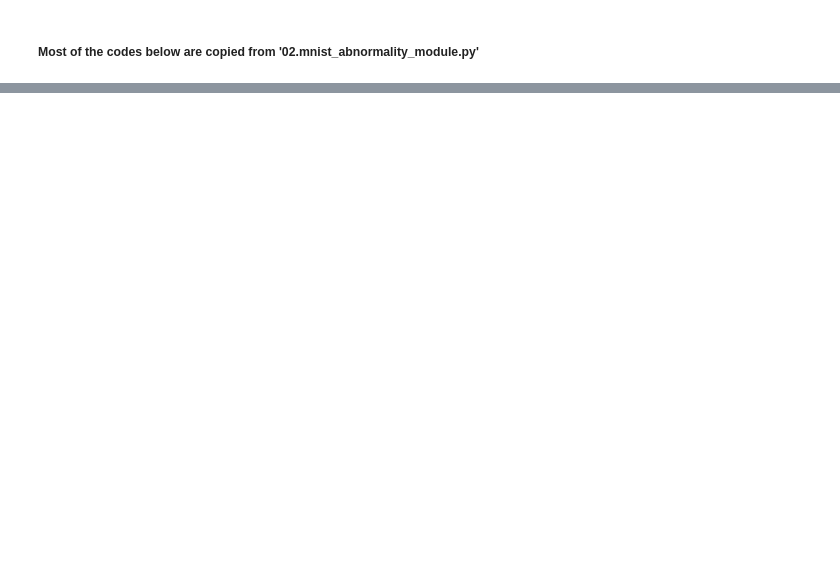
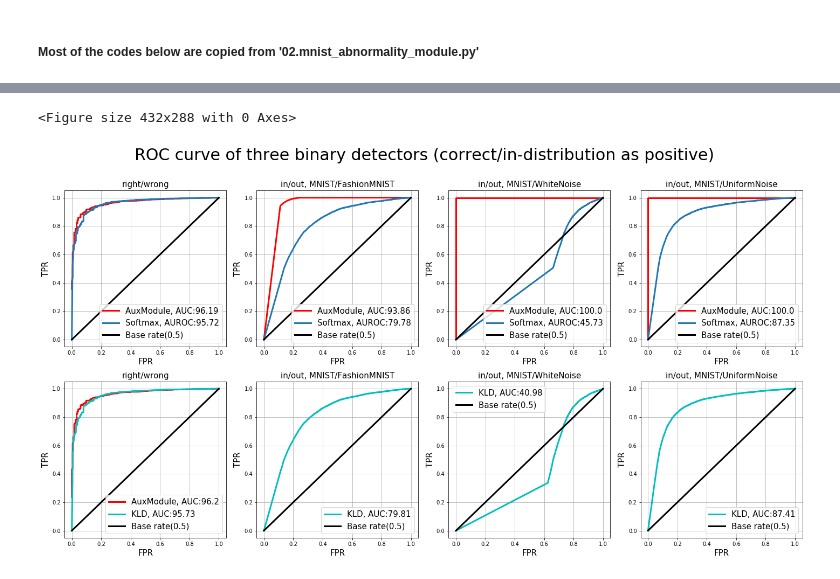
Before and after one commit to 2sang/OOD-baseline, a Jupyter notebook: mnist_abnormality_module_nb.ipynb, the cells around one changed output, grey strips where cells are left out. Drawn from its saved outputs; the diff is of its cells as text; code cells hidden in the pictures; blank space fills up the shorter version.

```diff
--- a/mnist_abnormality_module_nb.ipynb
+++ b/mnist_abnormality_module_nb.ipynb
@@ -10,6 +10,11 @@ from tensorflow.keras.layers import Input, Dense
 from tensorflow.keras.models import Model
 from noise_util import add_distortion_noise, add_distortion_blur
 from noise_util import rotate90_if_not_zero
+import mnist_softmax as ms # run this cell twice to erase unwanted result output
+softkld = ms.softkld
+import matplotlib.pyplot as plt
+import sklearn.metrics as sk
+%matplotlib inline
 # %%
 # Custom layer for merging 3 layers into.
 class Merge3Ways(keras.layers.Layer):
@@ -298,0 +301,46 @@ aux_result = { '[softmax] right/wrong': sp_rw,
+# %%
+def safe_risky_to_roc_curve(safe, risky, inverse=False):
+    labels = np.zeros((safe.shape[0] + risky.shape[0]), dtype=np.int32)
+    if inverse:
+        labels[safe.shape[0]:] += 1
+    else:
+        labels[:safe.shape[0]] += 1
+    examples = np.squeeze(np.vstack((safe, risky)))
+    aupr = round(100*sk.average_precision_score(labels, examples), 2)
+    auroc = round(100*sk.roc_auc_score(labels, examples), 2)
+    fpr, tpr, _ = sk.roc_curve(labels, examples)
+    return fpr, tpr, aupr, auroc
+# %%
+rows, cols = 2, 4
+fz = 15
+linewidth = 3
+
+plt.tight_layout()
+plt.figure(figsize=(20,10))
+plt.suptitle('ROC curve of three binary detectors (correct/in-distribution as positive)', y=1.07, fontsize=30)
+
+for i, (plotname, (safe, risky)) in enumerate(softkld):
+    plt.subplot(2, 4, i+1)
+    plt.tight_layout()
+    if i < 5:
+        safe_aux, risky_aux = aux_result[i][1]
+        fpr_aux, tpr_aux, aupr_aux, auroc_aux = safe_risky_to_roc_curve(safe_aux, risky_aux)
+        plt.plot(fpr_aux, tpr_aux, 'r-', label='AuxModule, AUC:{}'.format(auroc_aux), lw=linewidth)
+        if auroc_aux > 99:
+            plt.vlines([0], 0, 1, 'r', lw=linewidth)
+
+    fpr, tpr, aupr, auroc = safe_risky_to_roc_curve(safe, risky)
+    plt.plot(fpr, tpr,
+             '-' if i < 4 else 'c-',
+             label='Softmax, AUROC:{}'.format(auroc) if i < 4 else 'KLD, AUC:{}'.format(auroc),
+             lw=linewidth)
+
+    plt.plot([0, 1], 'k-', lw=3, label='Base rate(0.5)')
+    plt.legend(fontsize=fz)
+    plt.title(plotname, fontsize=fz)
+    plt.xlabel("FPR", fontsize=fz)
+    plt.ylabel("TPR", fontsize=fz)
+    plt.grid(True)
+# %% [output]
+<Figure size 432x288 with 0 Axes>
+[figure, added]
```
Also changed, not shown: parts of 3 cells of this notebook, 1 other file.
